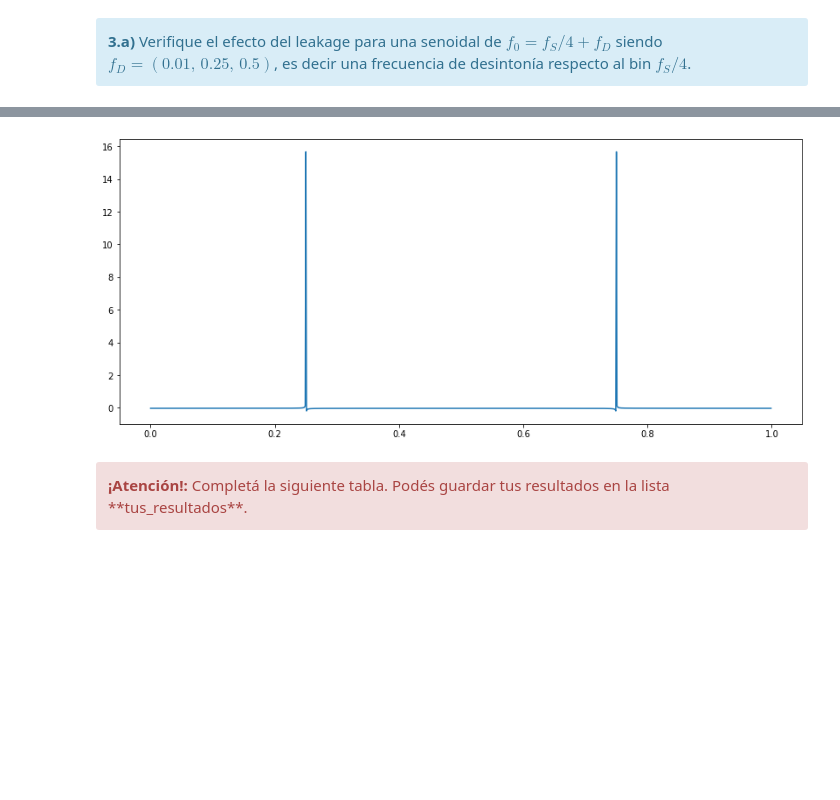
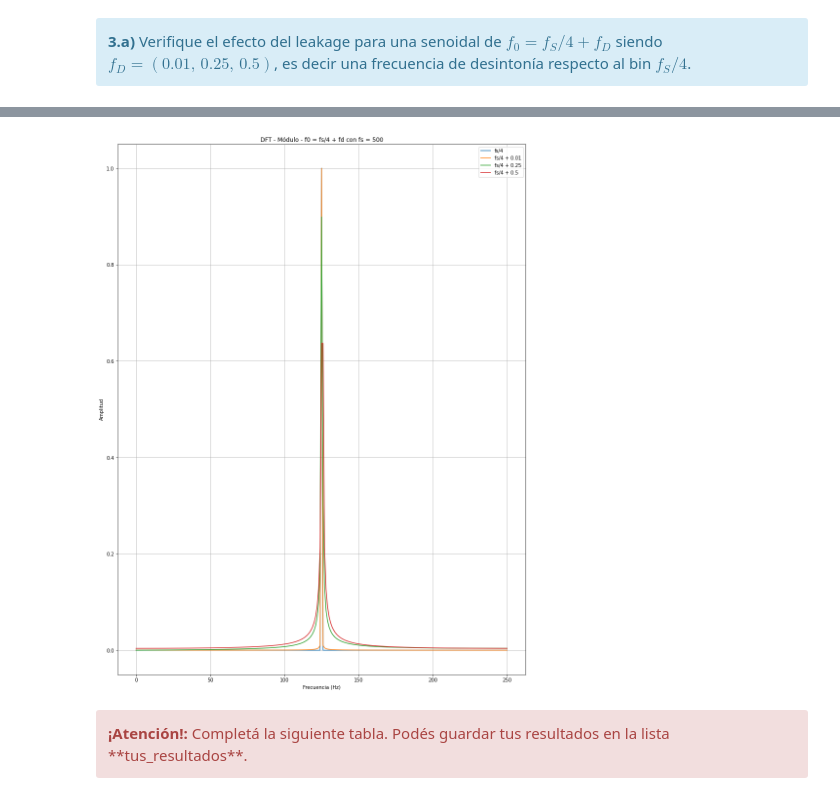
Before and after one commit to jbl95/pds-trabajosPracticos, a Jupyter notebook: TP1 - Muestreo de señales - Forurier.ipynb, the cells around one changed output, grey strips where cells are left out. Cells and saved outputs as stored; diff of their text form; code cells hidden in the pictures; blank space fills up the shorter version.

```diff
--- a/TP1 - Muestreo de señales - Forurier.ipynb
+++ b/TP1 - Muestreo de señales - Forurier.ipynb
@@ -375,11 +341,0 @@ plt.show()
-# %%
-ff = npy.linspace(0, (N-1)*df, N).flatten()
-
-fft1 = npy.fft.fft(xx1)
-fft2 = npy.fft.fft(xx1)
-fft3 = npy.fft.fft(xx1)
-
-plt.plot(ff,fft1)
-plt.show()
-# %% [output]
-[figure, removed]
@@ -386,3 +352,58 @@ plt.show()
+# %%
+import numpy as npy
+import matplotlib.pyplot as plt
+import scipy as spy
+
+def fft_modulo_fase (tt,senial,fs,N):
+    df = fs / N
+    ff = npy.linspace(0, (N-1)*df, N).flatten()
+
+    #senial_fft = npy.fft.fft(senial)
+    senial_fft = spy.fft(senial)
+
+    modulo = npy.abs(senial_fft)
+    fase = npy.angle (senial_fft)
+    fase [modulo < 1] = 0
+
+    return ff[ff <= fs/2],(2/N)*modulo[ff <= fs/2],fase[ff <= fs/2]
+# %%
+import numpy as npy
+import matplotlib.pyplot as plt
+
+vmax = 1
+dc = 0
+ff = 10
+ph = 0
+N = 500
+fs = 500
+
+fd = [0.01,0.25,0.5]
+f0 = [fs/4, fs/4 + fd[0], fs/4 + fd[1], fs/4 + fd[2]]
+
+tt1,senial1 = mi_func_sen (vmax, dc, f0[0], ph, N, fs)
+tt2,senial2 = mi_func_sen (vmax, dc, f0[1], ph, N, fs)
+tt3,senial3 = mi_func_sen (vmax, dc, f0[2], ph, N, fs)
+tt4,senial4 = mi_func_sen (vmax, dc, f0[3], ph, N, fs)
+
+ff1,mod1,fas1 = fft_modulo_fase(tt1,senial1,fs,N)
+ff2,mod2,fas2 = fft_modulo_fase(tt1,senial2,fs,N)
+ff3,mod3,fas2 = fft_modulo_fase(tt1,senial3,fs,N)
+ff4,mod4,fas1 = fft_modulo_fase(tt1,senial4,fs,N)
+
+plt.figure(1)
+plt.plot(ff1,mod1,label='fs/4')
+plt.plot(ff2,mod2,label='fs/4 + 0.01')
+plt.plot(ff3,mod3,label='fs/4 + 0.25')
+plt.plot(ff4,mod4,label='fs/4 + 0.5')
+plt.xlabel('Frecuencia (Hz)')
+plt.ylabel('Amplitud')
+plt.title('DFT - Módulo - f0 = fs/4 + fd con fs = 500')
+plt.legend()
+plt.grid()
+plt.rcParams["figure.figsize"] = (15,20)
+plt.show()
+# %% [output]
+[figure, added]
 # %% [markdown]
 
 <div class="alert alert-block alert-danger">
```
Also changed, not shown: parts of 6 cells of this notebook.
